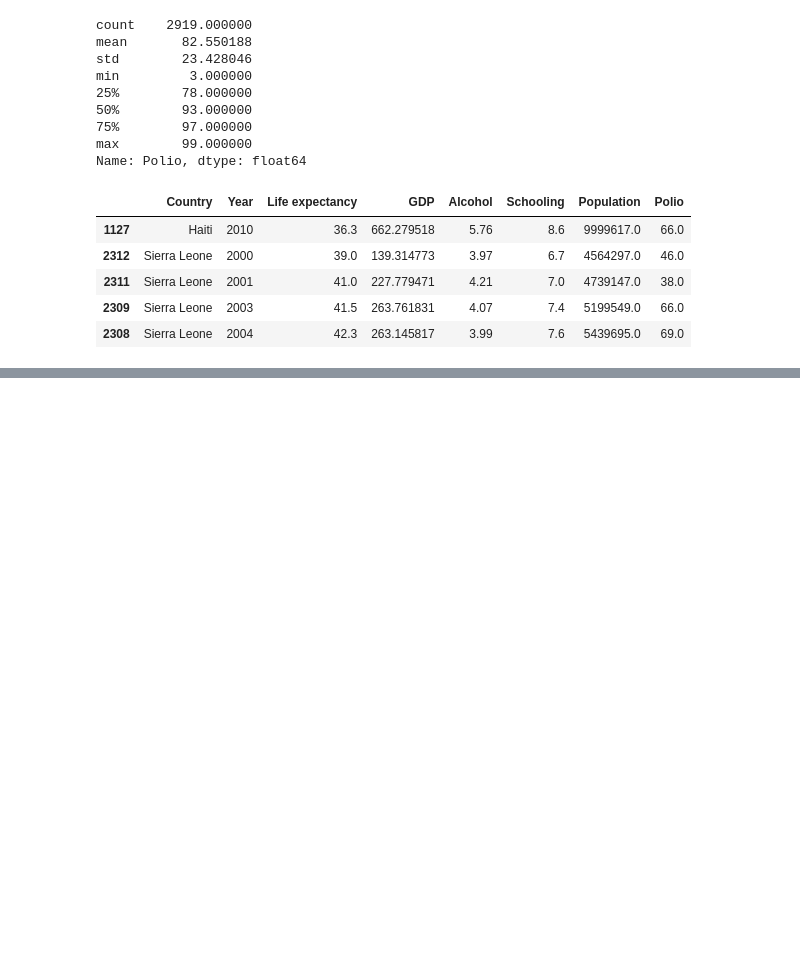
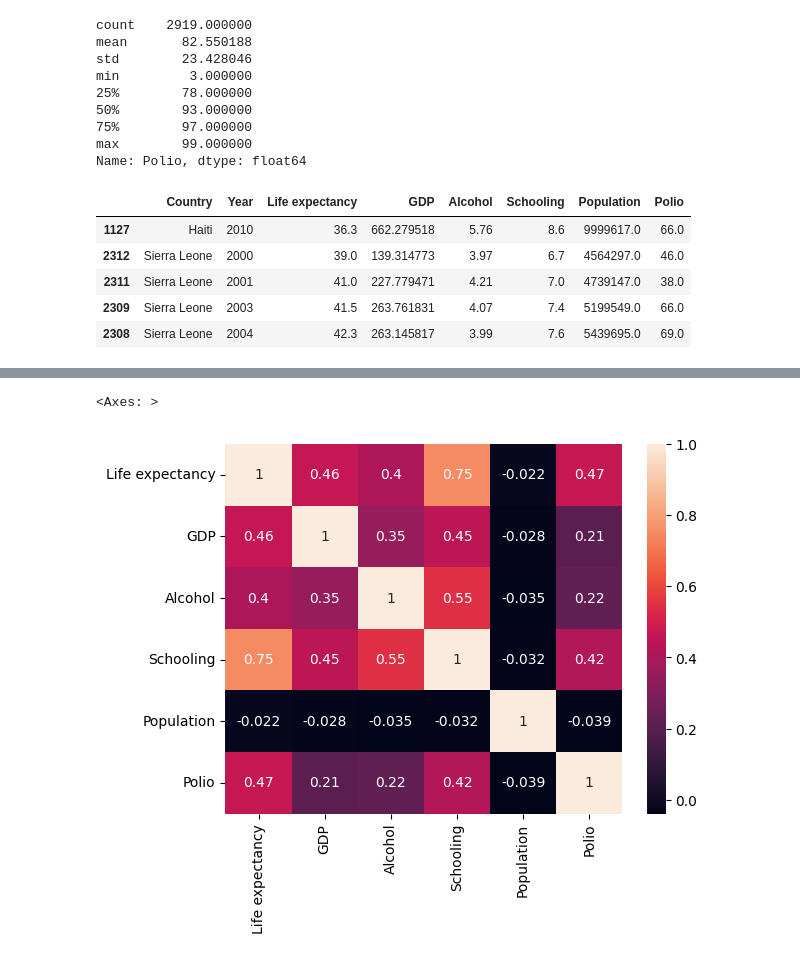
Before and after one commit to Manish-Kumar-9782/Tutorials-, a Jupyter notebook: Python DataScience/Life Expectancy Data Analysis.ipynb, the cells around one changed output, grey strips where cells are left out. Saved outputs shown, nothing was run; the diff lists cells and outputs as text; code cells hidden in the pictures; blank space fills up the shorter version.

```diff
--- a/Python DataScience/Life Expectancy Data Analysis.ipynb
+++ b/Python DataScience/Life Expectancy Data Analysis.ipynb
@@ -198,0 +253,2 @@ plt.show()
+# %%
+corr_data =  df_short[df_short.columns[2:]].corr()
@@ -198,0 +265,5 @@ plt.show()
+# %%
+sns.heatmap(corr_data, annot=True)
+# %% [output]
+<Axes: >
+[figure, added]
```
Also changed, not shown: parts of 6 cells of this notebook, 6 other files.
